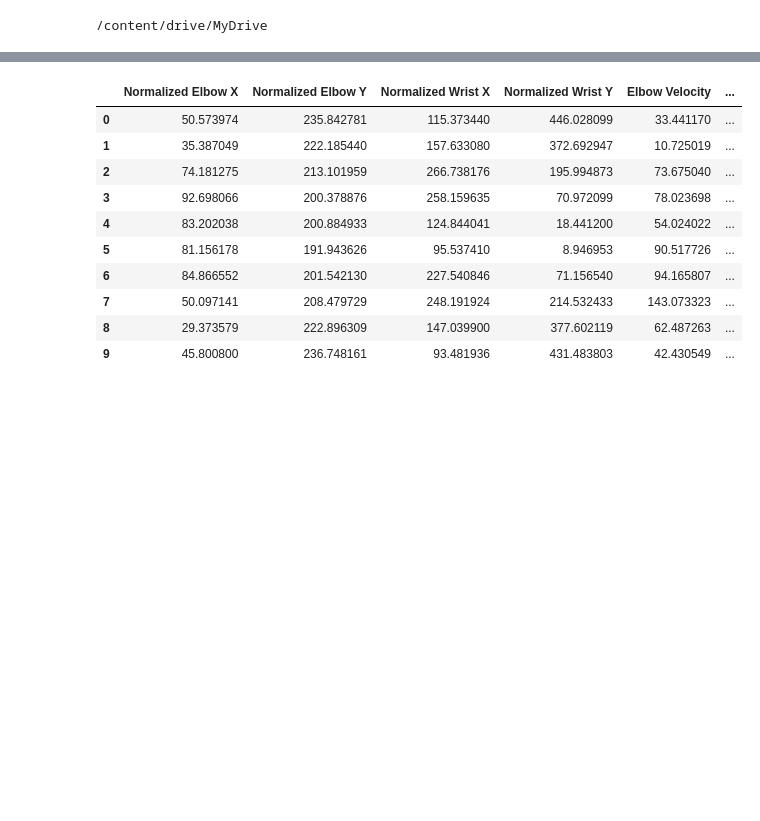
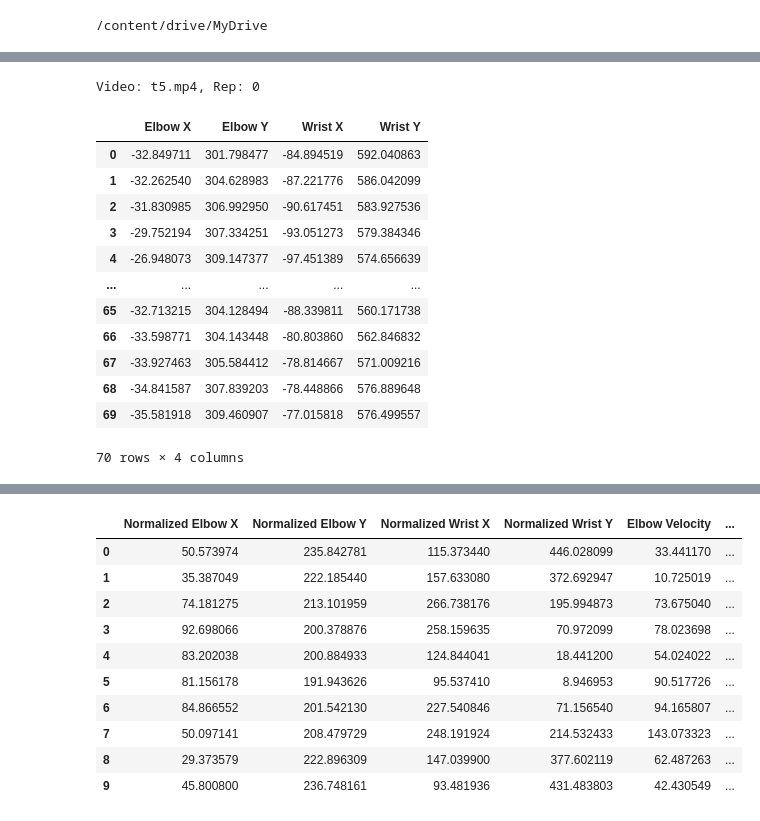
Before and after one commit to Cat2005/ML-rep-failure, a Jupyter notebook: lstm_rep_detection.ipynb, the cells around one changed output, grey strips where cells are left out. Drawn from its saved outputs; the diff is of its cells as text; code cells hidden in the pictures; blank space fills up the shorter version.

Commit message:
update data augmentation

```diff
--- a/lstm_rep_detection.ipynb
+++ b/lstm_rep_detection.ipynb
@@ -222,3 +222,36 @@ Loaded 13 reps from IMG_7767.mov.mp4
+# %%
+import pandas as pd
+
+# Get the first video name from all_sets
+first_video_name = list(all_sets.keys())[0]
+
+# Get the first repetition from that video
+first_rep = all_sets[first_video_name][0]
+
+# Define column names based on the data structure
+column_names = ['Elbow X', 'Elbow Y', 'Wrist X', 'Wrist Y']
+
+# Create a DataFrame
+df = pd.DataFrame(first_rep, columns=column_names)
+
+# Display the DataFrame
+print(f"Video: {first_video_name}, Rep: 0")
+display(df)
+# %% [output]
+Video: t5.mp4, Rep: 0
+|  | Elbow X | Elbow Y | Wrist X | Wrist Y |
+| 0 | -32.849711 | 301.798477 | -84.894519 | 592.040863 |
+| 1 | -32.262540 | 304.628983 | -87.221776 | 586.042099 |
+| 2 | -31.830985 | 306.992950 | -90.617451 | 583.927536 |
+| 3 | -29.752194 | 307.334251 | -93.051273 | 579.384346 |
+| 4 | -26.948073 | 309.147377 | -97.451389 | 574.656639 |
+| ... | ... | ... | ... | ... |
+| 65 | -32.713215 | 304.128494 | -88.339811 | 560.171738 |
+| 66 | -33.598771 | 304.143448 | -80.803860 | 562.846832 |
+| 67 | -33.927463 | 305.584412 | -78.814667 | 571.009216 |
+| 68 | -34.841587 | 307.839203 | -78.448866 | 576.889648 |
+| 69 | -35.581918 | 309.460907 | -77.015818 | 576.499557 |
+70 rows × 4 columns
 # %%
 # 1) Prepare your data:
 all_sets_list = list(all_sets.values())
```
Also changed, not shown: parts of 12 cells of this notebook.
